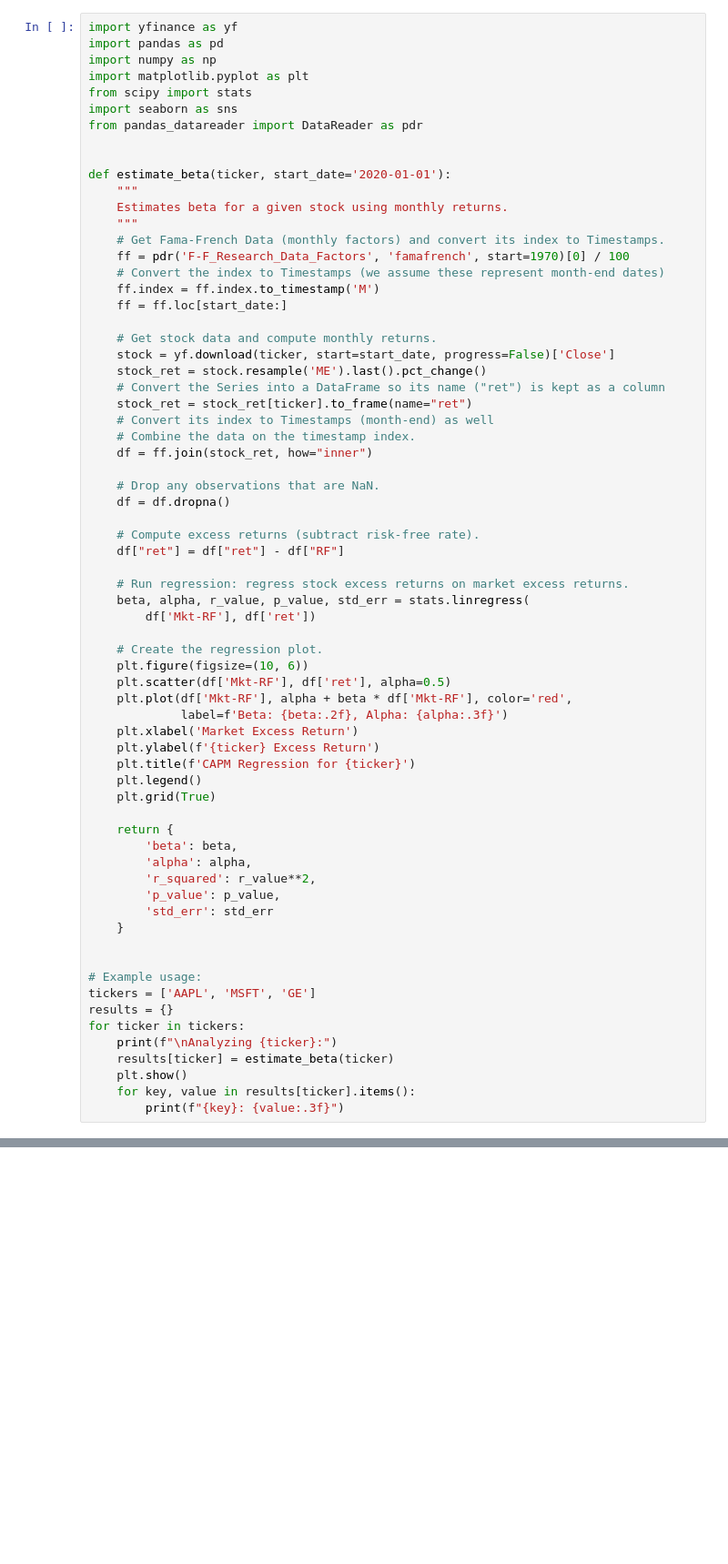
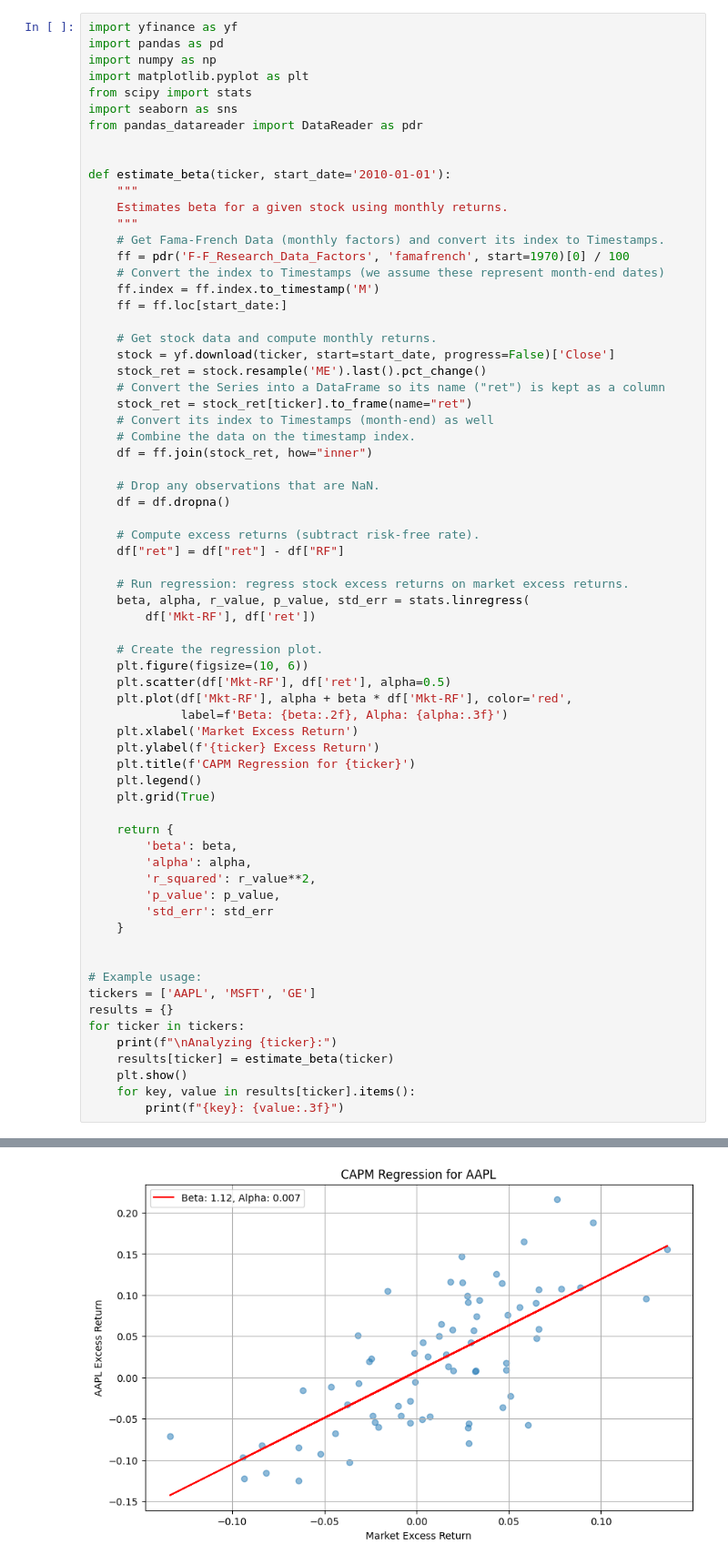
Before and after one commit to paulgp/investment-management-notebooks, a Jupyter notebook: 07_estimating_beta_capm.ipynb, the cells around one changed output, grey strips where cells are left out. Shown: that part at 91% size. Cells and saved outputs as stored; diff of their text form; blank space fills up the shorter version.

```diff
--- a/07_estimating_beta_capm.ipynb
+++ b/07_estimating_beta_capm.ipynb
@@ -8,7 +8,7 @@ import seaborn as sns
 from pandas_datareader import DataReader as pdr
 
 
-def estimate_beta(ticker, start_date='2020-01-01'):
+def estimate_beta(ticker, start_date='2010-01-01'):
     """
     Estimates beta for a given stock using monthly returns.
     """
@@ -66,3 +66,4 @@ for ticker in tickers:
     plt.show()
     for key, value in results[ticker].items():
         print(f"{key}: {value:.3f}")
+# %% [output]
@@ -68,0 +71 @@ for ticker in tickers:
+[figure, added]
```
Also changed, not shown: parts of 6 cells of this notebook.
